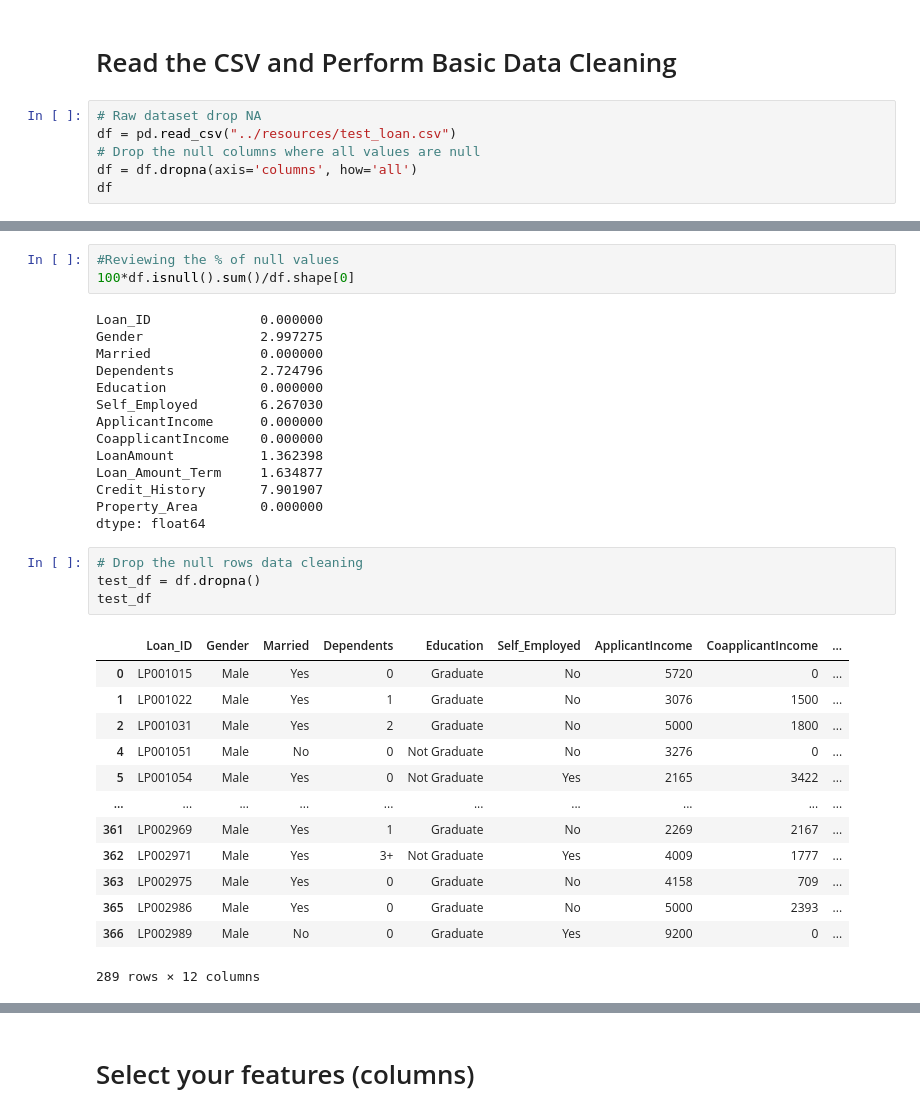
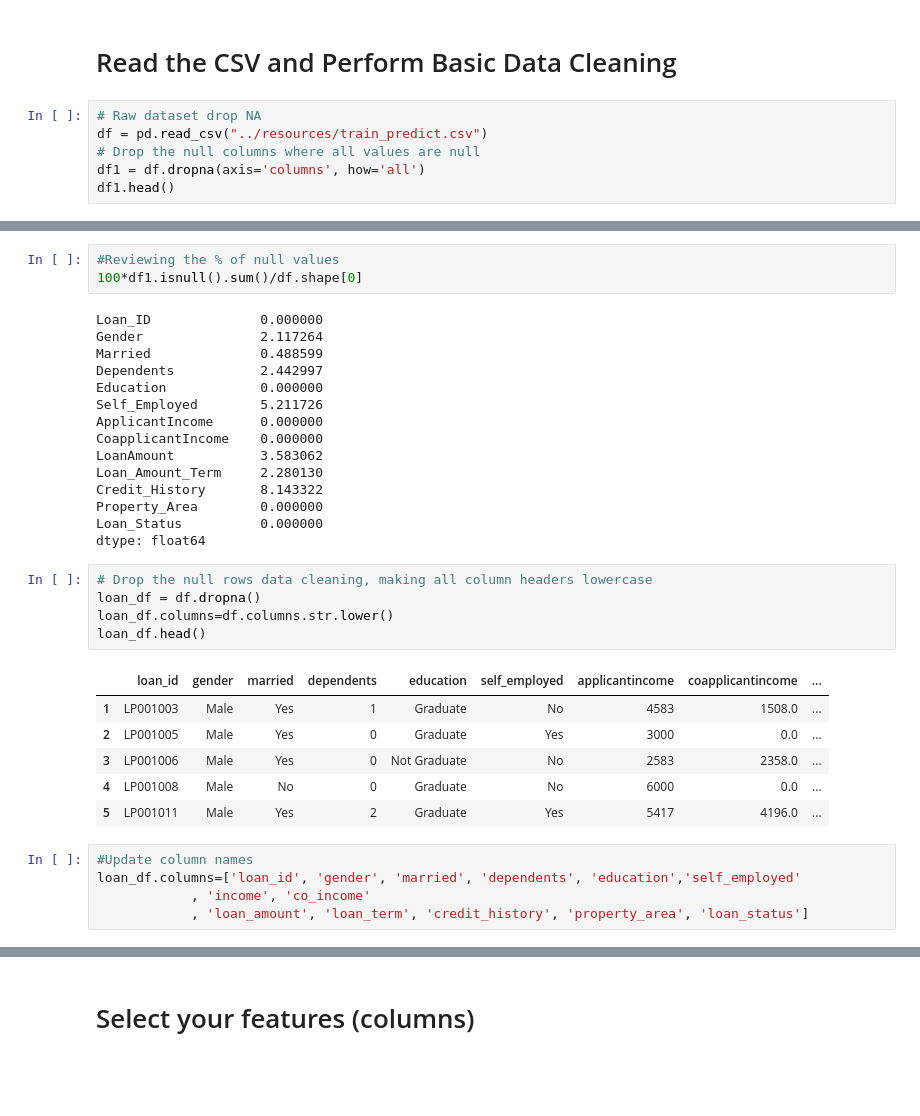
Before and after one commit to dsalisbury1141/Predicting-Loan-Eligibility-Machine-Learning, a Jupyter notebook: Dawn/Loan-Model-1-Dawn.ipynb, the cells around one changed output, grey strips where cells are left out. Cells and saved outputs as stored; diff of their text form; blank space fills up the shorter version.

```diff
--- a/Dawn/Loan-Model-1-Dawn.ipynb
+++ b/Dawn/Loan-Model-1-Dawn.ipynb
@@ -8,9 +12,9 @@ import matplotlib.pyplot as plt
 # Read the CSV and Perform Basic Data Cleaning
 # %%
 # Raw dataset drop NA
-df = pd.read_csv("../resources/test_loan.csv")
+df = pd.read_csv("../resources/train_predict.csv")
 # Drop the null columns where all values are null
-df = df.dropna(axis='columns', how='all')
-df
+df1 = df.dropna(axis='columns', how='all')
+df1.head()
 # %% [output]
 |  | Loan_ID | Gender | Married | Dependents | Education | Self_Employed | ApplicantIncome | CoapplicantIncome | ... |
@@ -29,37 +26,37 @@ df
 # %%
 #Reviewing the % of null values
-100*df.isnull().sum()/df.shape[0]
+100*df1.isnull().sum()/df.shape[0]
 # %% [output]
 Loan_ID              0.000000
-Gender               2.997275
-Married              0.000000
-Dependents           2.724796
+Gender               2.117264
+Married              0.488599
+Dependents           2.442997
 Education            0.000000
-Self_Employed        6.267030
+Self_Employed        5.211726
 ApplicantIncome      0.000000
 CoapplicantIncome    0.000000
-LoanAmount           1.362398
-Loan_Amount_Term     1.634877
-Credit_History       7.901907
+LoanAmount           3.583062
+Loan_Amount_Term     2.280130
+Credit_History       8.143322
 Property_Area        0.000000
+Loan_Status          0.000000
 dtype: float64
 # %%
-# Drop the null rows data cleaning
-test_df = df.dropna()
-test_df
+# Drop the null rows data cleaning, making all column headers lowercase
+loan_df = df.dropna()
+loan_df.columns=df.columns.str.lower()
+loan_df.head()
 # %% [output]
-|  | Loan_ID | Gender | Married | Dependents | Education | Self_Employed | ApplicantIncome | CoapplicantIncome | ... |
-| 0 | LP001015 | Male | Yes | 0 | Graduate | No | 5720 | 0 | ... |
-| 1 | LP001022 | Male | Yes | 1 | Graduate | No | 3076 | 1500 | ... |
-| 2 | LP001031 | Male | Yes | 2 | Graduate | No | 5000 | 1800 | ... |
-| 4 | LP001051 | Male | No | 0 | Not Graduate | No | 3276 | 0 | ... |
-| 5 | LP001054 | Male | Yes | 0 | Not Graduate | Yes | 2165 | 3422 | ... |
-| ... | ... | ... | ... | ... | ... | ... | ... | ... | ... |
-| 361 | LP002969 | Male | Yes | 1 | Graduate | No | 2269 | 2167 | ... |
-| 362 | LP002971 | Male | Yes | 3+ | Not Graduate | Yes | 4009 | 1777 | ... |
-| 363 | LP002975 | Male | Yes | 0 | Graduate | No | 4158 | 709 | ... |
-| 365 | LP002986 | Male | Yes | 0 | Graduate | No | 5000 | 2393 | ... |
-| 366 | LP002989 | Male | No | 0 | Graduate | Yes | 9200 | 0 | ... |
+|  | loan_id | gender | married | dependents | education | self_employed | applicantincome | coapplicantincome | ... |
+| 1 | LP001003 | Male | Yes | 1 | Graduate | No | 4583 | 1508.0 | ... |
+| 2 | LP001005 | Male | Yes | 0 | Graduate | Yes | 3000 | 0.0 | ... |
+| 3 | LP001006 | Male | Yes | 0 | Not Graduate | No | 2583 | 2358.0 | ... |
+| 4 | LP001008 | Male | No | 0 | Graduate | No | 6000 | 0.0 | ... |
+| 5 | LP001011 | Male | Yes | 2 | Graduate | Yes | 5417 | 4196.0 | ... |
-289 rows × 12 columns
+# %%
+#Update column names
+loan_df.columns=['loan_id', 'gender', 'married', 'dependents', 'education','self_employed'
+            , 'income', 'co_income'
+            , 'loan_amount', 'loan_term', 'credit_history', 'property_area', 'loan_status']
 # %%
 #Test data_df after drop NAN
```
Also changed, not shown: parts of 22 cells of this notebook, 1 other file.
